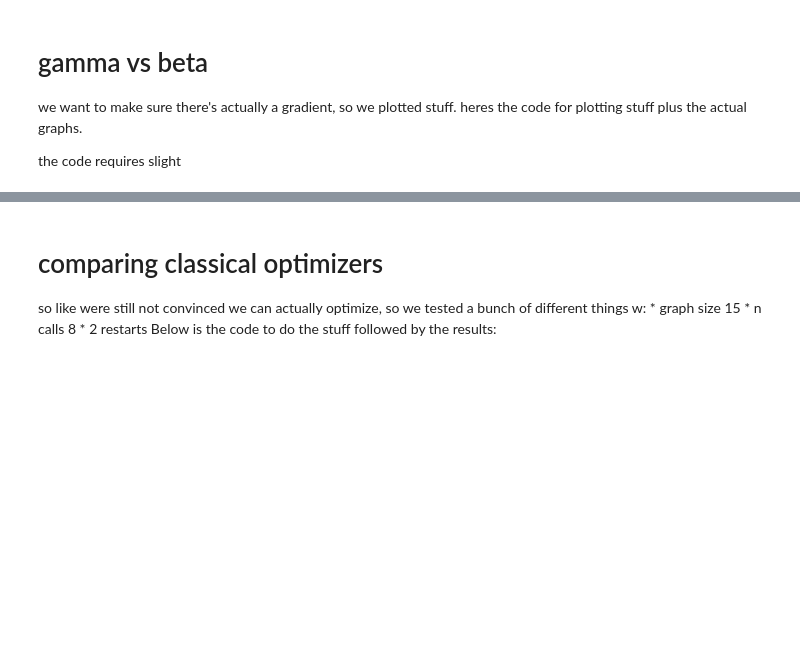
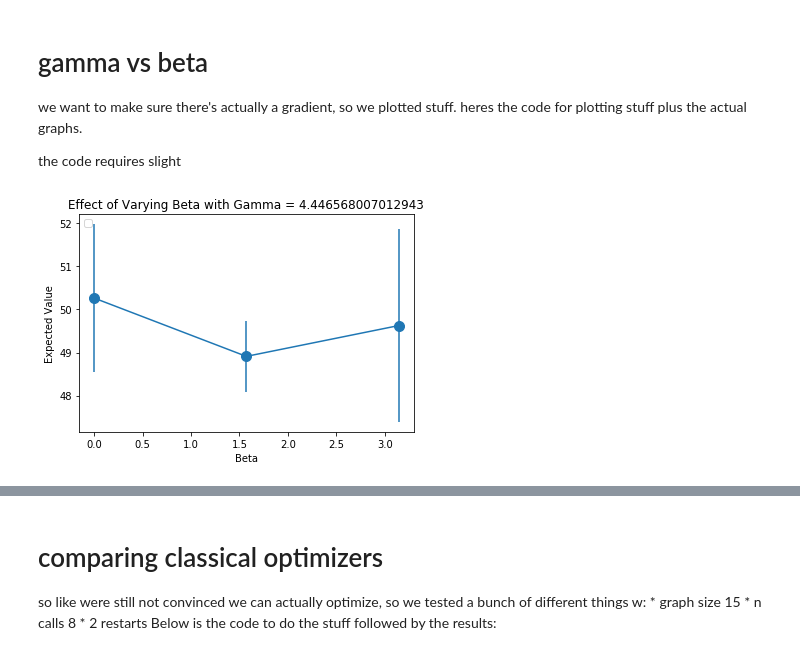
Before and after one commit to raghavan-arvind/quantum-maxcut, a Jupyter notebook: report.ipynb, the cells around one changed output, grey strips where cells are left out. Cells and saved outputs as stored; diff of their text form; code cells hidden in the pictures; blank space fills up the shorter version.

```diff
--- a/report.ipynb
+++ b/report.ipynb
@@ -309,11 +310,8 @@ heres the code for plotting stuff plus the actual graphs.
 
 the code requires slight
 # %%
-def hold_constant(vary="gamma"):
+def hold_constant(vary="beta"):
     ''' Plots expected value vs. gamma/beta, holding the rest of the variables constant.'''
-
-
-
     # Choose some random starting beta/gamma and graph.
     lim = np.pi if vary == "gamma" else 2*np.pi
     constant_var = uniform(0, lim)
@@ -342,35 +340,37 @@ def hold_constant(vary="gamma"):
     for point in points:
         pts.append(point)
 
         # Calculate expected values.
         vals = []
         for i in range(RUNS):
 
             # Params are passed in as gamma, beta, so order matters.
             params = [point, constant_var] if vary == "gamma" else [constant_var, point]
             vals.append(get_expectation(params, g))
 
         # Calculate mean, standard deviation.
         exp.append(mean(vals))
         std.append(stdev(vals))
 
 
     fig, ax = plt.subplots()
 
     ax.errorbar(x=pts, y=exp, yerr=std, fmt='o-', markersize=10)
     ax.legend(loc=2)
 
     # Names for plotting.
     vary_name = "Gamma" if vary == "gamma" else "Beta"
     const_name = "Beta" if vary_name == "Gamma" else "Gamma"
 
     ax.set_title("Effect of Varying %s with %s = %s" % (vary_name, const_name, constant_var))
     ax.set_xlabel("%s" % (vary_name))
     ax.set_ylabel("Expected Value")
 
 
-    plt.savefig("img/gamma_test.png")
-hold_constant()
+    plt.show()
+#hold_constant()
+# %% [output]
+[figure, added]
 # %% [markdown]
 ![gamma vs. exp](img/gamma_change.png)
 ![beta vs.exp](img/beta_change.png)
```
Also changed, not shown: parts of 5 cells of this notebook, 2 other files.
